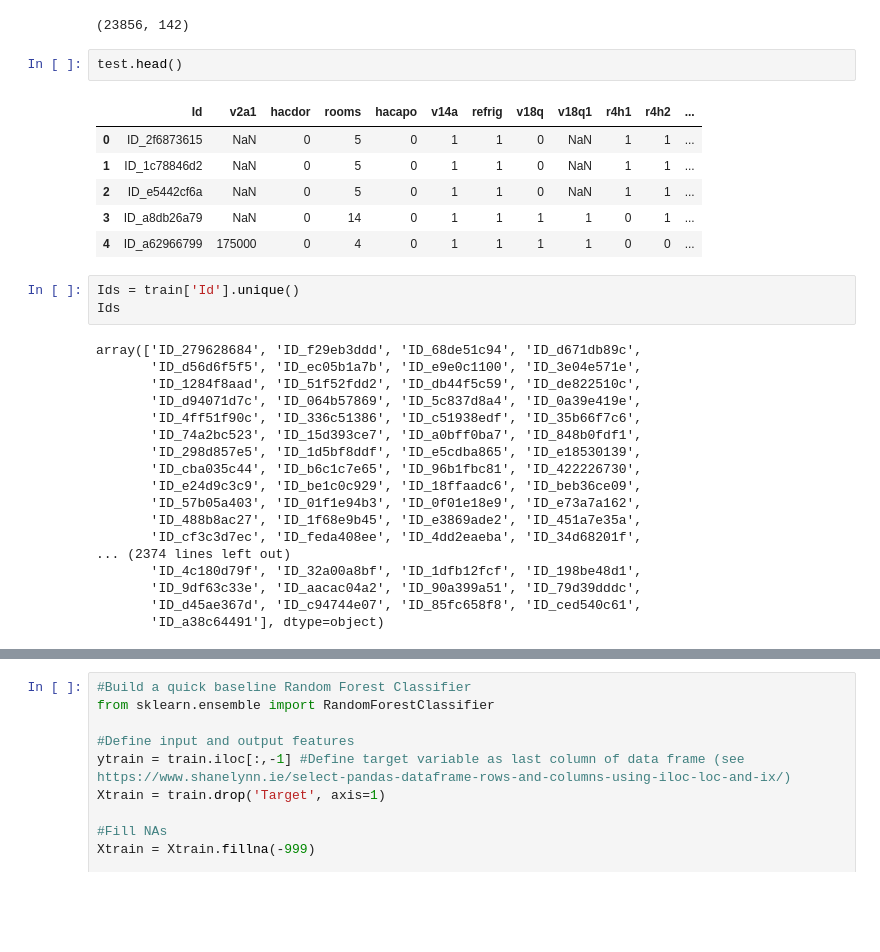
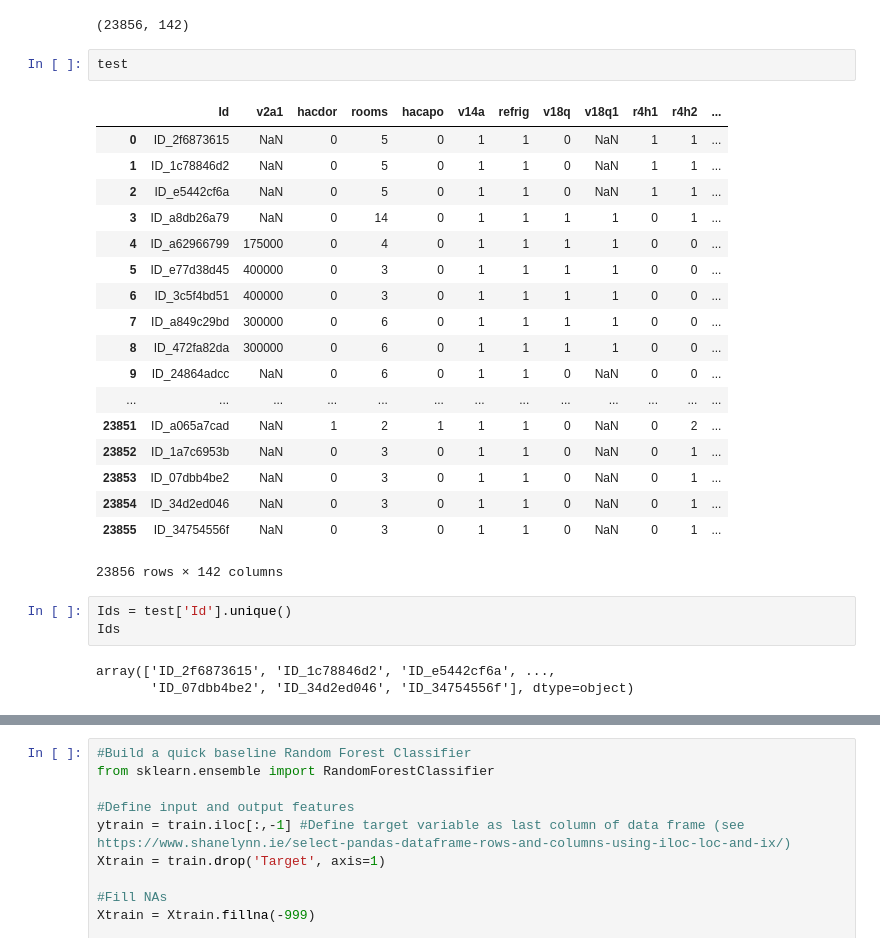
Before and after one commit to thedatalass/PovertyPrediction, a Jupyter notebook: CostaRicanHousehold_Poverty_Level.ipynb, the cells around one changed output, grey strips where cells are left out. Cells and saved outputs as stored; diff of their text form; blank space fills up the shorter version.

```diff
--- a/CostaRicanHousehold_Poverty_Level.ipynb
+++ b/CostaRicanHousehold_Poverty_Level.ipynb
@@ -103,32 +108,29 @@ test.shape
 # %% [output]
 (23856, 142)
 # %%
-test.head()
+test
 # %% [output]
 |  | Id | v2a1 | hacdor | rooms | hacapo | v14a | refrig | v18q | v18q1 | r4h1 | r4h2 | ... |
 | 0 | ID_2f6873615 | NaN | 0 | 5 | 0 | 1 | 1 | 0 | NaN | 1 | 1 | ... |
 | 1 | ID_1c78846d2 | NaN | 0 | 5 | 0 | 1 | 1 | 0 | NaN | 1 | 1 | ... |
 | 2 | ID_e5442cf6a | NaN | 0 | 5 | 0 | 1 | 1 | 0 | NaN | 1 | 1 | ... |
 | 3 | ID_a8db26a79 | NaN | 0 | 14 | 0 | 1 | 1 | 1 | 1 | 0 | 1 | ... |
 | 4 | ID_a62966799 | 175000 | 0 | 4 | 0 | 1 | 1 | 1 | 1 | 0 | 0 | ... |
+| 5 | ID_e77d38d45 | 400000 | 0 | 3 | 0 | 1 | 1 | 1 | 1 | 0 | 0 | ... |
+| 6 | ID_3c5f4bd51 | 400000 | 0 | 3 | 0 | 1 | 1 | 1 | 1 | 0 | 0 | ... |
+| 7 | ID_a849c29bd | 300000 | 0 | 6 | 0 | 1 | 1 | 1 | 1 | 0 | 0 | ... |
+| 8 | ID_472fa82da | 300000 | 0 | 6 | 0 | 1 | 1 | 1 | 1 | 0 | 0 | ... |
+| 9 | ID_24864adcc | NaN | 0 | 6 | 0 | 1 | 1 | 0 | NaN | 0 | 0 | ... |
+| ... | ... | ... | ... | ... | ... | ... | ... | ... | ... | ... | ... | ... |
+| 23851 | ID_a065a7cad | NaN | 1 | 2 | 1 | 1 | 1 | 0 | NaN | 0 | 2 | ... |
+| 23852 | ID_1a7c6953b | NaN | 0 | 3 | 0 | 1 | 1 | 0 | NaN | 0 | 1 | ... |
+| 23853 | ID_07dbb4be2 | NaN | 0 | 3 | 0 | 1 | 1 | 0 | NaN | 0 | 1 | ... |
+| 23854 | ID_34d2ed046 | NaN | 0 | 3 | 0 | 1 | 1 | 0 | NaN | 0 | 1 | ... |
+| 23855 | ID_34754556f | NaN | 0 | 3 | 0 | 1 | 1 | 0 | NaN | 0 | 1 | ... |
+23856 rows × 142 columns
 # %%
-Ids = train['Id'].unique()
+Ids = test['Id'].unique()
 Ids
 # %% [output]
-array(['ID_279628684', 'ID_f29eb3ddd', 'ID_68de51c94', 'ID_d671db89c',
-       'ID_d56d6f5f5', 'ID_ec05b1a7b', 'ID_e9e0c1100', 'ID_3e04e571e',
-       'ID_1284f8aad', 'ID_51f52fdd2', 'ID_db44f5c59', 'ID_de822510c',
-       'ID_d94071d7c', 'ID_064b57869', 'ID_5c837d8a4', 'ID_0a39e419e',
-       'ID_4ff51f90c', 'ID_336c51386', 'ID_c51938edf', 'ID_35b66f7c6',
-       'ID_74a2bc523', 'ID_15d393ce7', 'ID_a0bff0ba7', 'ID_848b0fdf1',
-       'ID_298d857e5', 'ID_1d5bf8ddf', 'ID_e5cdba865', 'ID_e18530139',
-       'ID_cba035c44', 'ID_b6c1c7e65', 'ID_96b1fbc81', 'ID_422226730',
-       'ID_e24d9c3c9', 'ID_be1c0c929', 'ID_18ffaadc6', 'ID_beb36ce09',
-       'ID_57b05a403', 'ID_01f1e94b3', 'ID_0f01e18e9', 'ID_e73a7a162',
-       'ID_488b8ac27', 'ID_1f68e9b45', 'ID_e3869ade2', 'ID_451a7e35a',
-       'ID_cf3c3d7ec', 'ID_feda408ee', 'ID_4dd2eaeba', 'ID_34d68201f',
-... (2374 lines left out)
-       'ID_4c180d79f', 'ID_32a00a8bf', 'ID_1dfb12fcf', 'ID_198be48d1',
-       'ID_9df63c33e', 'ID_aacac04a2', 'ID_90a399a51', 'ID_79d39dddc',
-       'ID_d45ae367d', 'ID_c94744e07', 'ID_85fc658f8', 'ID_ced540c61',
-       'ID_a38c64491'], dtype=object)
+array(['ID_2f6873615', 'ID_1c78846d2', 'ID_e5442cf6a', ...,
+       'ID_07dbb4be2', 'ID_34d2ed046', 'ID_34754556f'], dtype=object)
```
Also changed, not shown: parts of 100 cells of this notebook.
